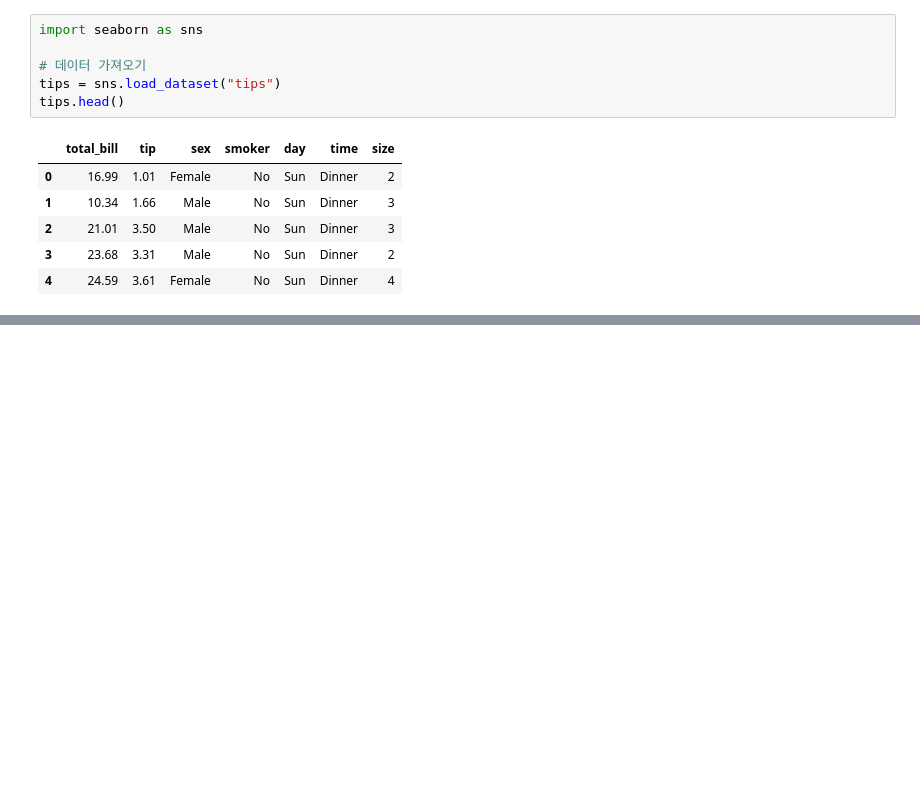
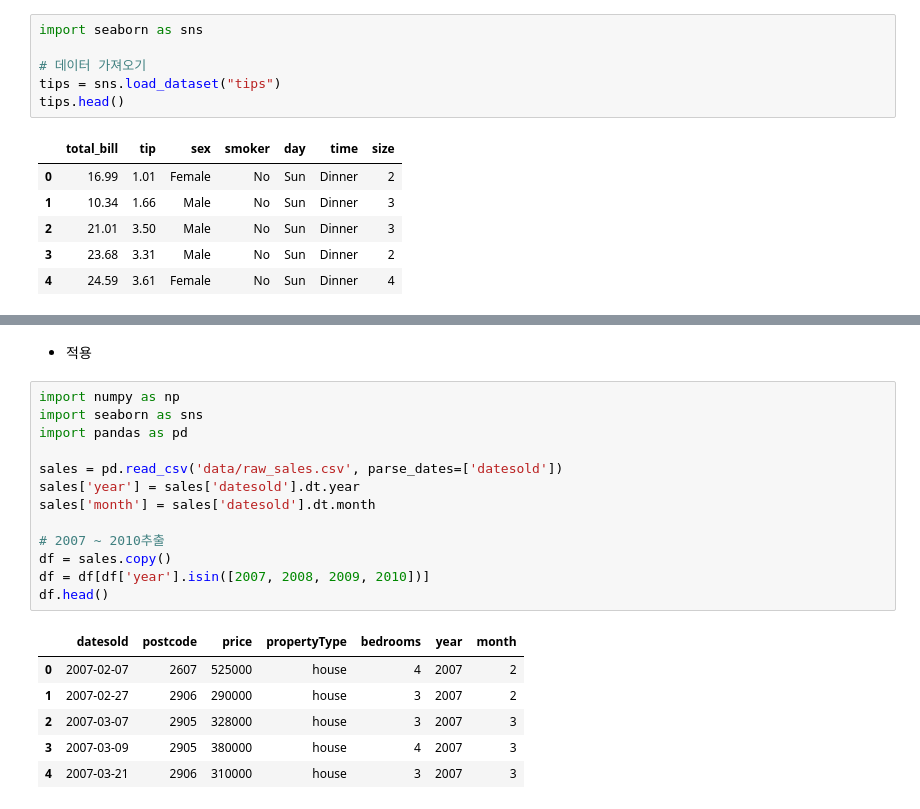
Before and after one commit to dschloe/streamlitbook-saraevan, a Jupyter notebook: ch02/step03_matplotlib_seaborn.ipynb, the cells around one changed output, grey strips where cells are left out. Cells and saved outputs as stored; diff of their text form; blank space fills up the shorter version.

```diff
--- a/ch02/step03_matplotlib_seaborn.ipynb
+++ b/ch02/step03_matplotlib_seaborn.ipynb
@@ -236,0 +237,22 @@ plt.show()
+# %% [markdown]
+- 적용
+# %%
+import numpy as np
+import seaborn as sns
+import pandas as pd
+
+sales = pd.read_csv('data/raw_sales.csv', parse_dates=['datesold'])
+sales['year'] = sales['datesold'].dt.year
+sales['month'] = sales['datesold'].dt.month
+
+# 2007 ~ 2010추출
+df = sales.copy()
+df = df[df['year'].isin([2007, 2008, 2009, 2010])]
+df.head()
+# %% [output]
+|  | datesold | postcode | price | propertyType | bedrooms | year | month |
+| 0 | 2007-02-07 | 2607 | 525000 | house | 4 | 2007 | 2 |
+| 1 | 2007-02-27 | 2906 | 290000 | house | 3 | 2007 | 2 |
+| 2 | 2007-03-07 | 2905 | 328000 | house | 3 | 2007 | 3 |
+| 3 | 2007-03-09 | 2905 | 380000 | house | 4 | 2007 | 3 |
+| 4 | 2007-03-21 | 2906 | 310000 | house | 3 | 2007 | 3 |
```
Also changed, not shown: parts of 6 cells of this notebook, 5 other files.
